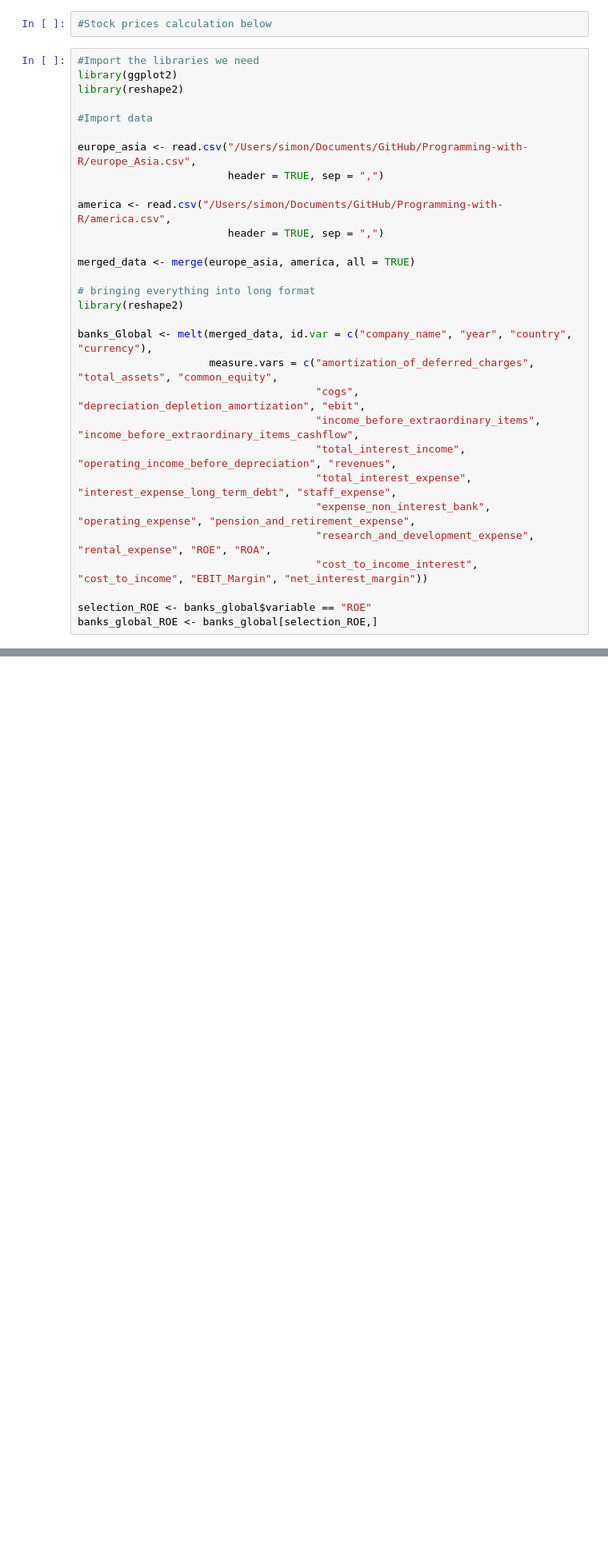
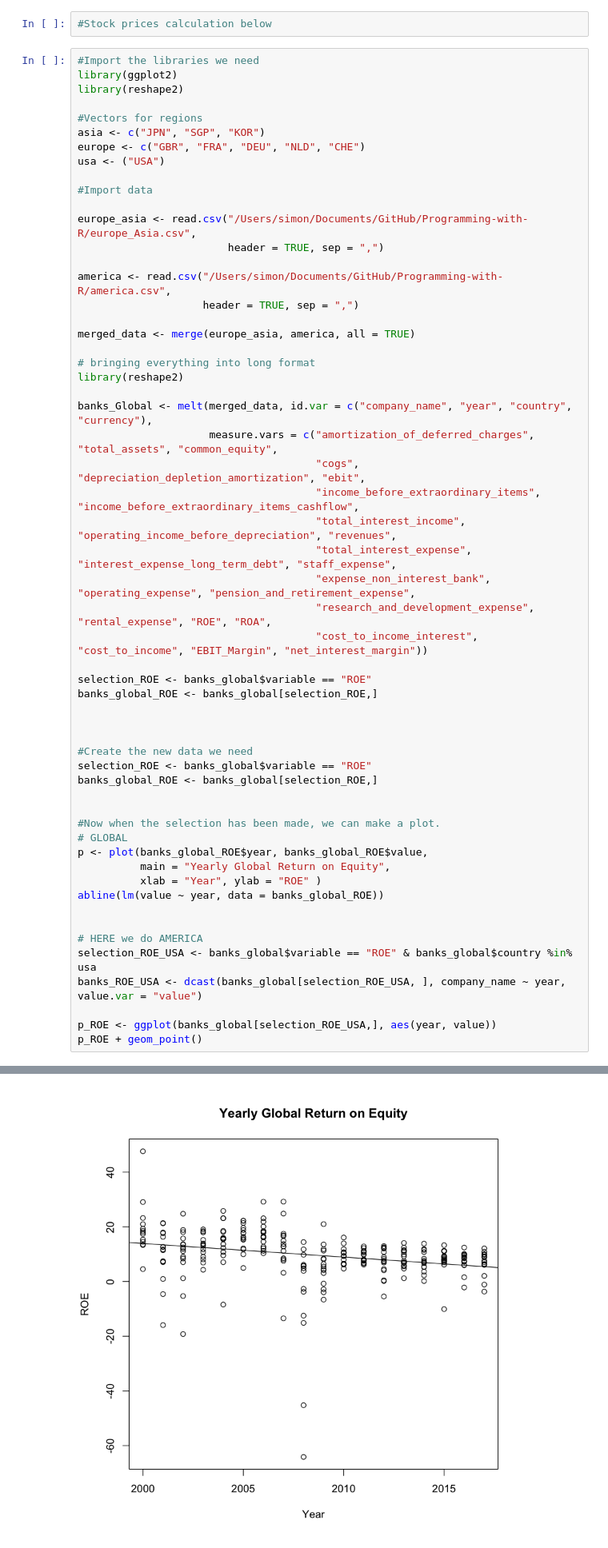
Before and after one commit to Gallster/Programming-with-R, a Jupyter notebook: Code.Programming.R.ipynb, the cells around one changed output, grey strips where cells are left out. Shown at 80% size. Drawn from its saved outputs; the diff is of its cells as text; blank space fills up the shorter version.

```diff
--- a/Code.Programming.R.ipynb
+++ b/Code.Programming.R.ipynb
@@ -4,6 +4,11 @@
 #Import the libraries we need
 library(ggplot2)
 library(reshape2)
+
+#Vectors for regions
+asia <- c("JPN", "SGP", "KOR")
+europe <- c("GBR", "FRA", "DEU", "NLD", "CHE")
+usa <- ("USA")
 
 #Import data
 
@@ -11,7 +16,7 @@ europe_asia <- read.csv("/Users/simon/Documents/GitHub/Programming-with-R/europe
                         header = TRUE, sep = ",")
 
 america <- read.csv("/Users/simon/Documents/GitHub/Programming-with-R/america.csv",
-                        header = TRUE, sep = ",")
+                    header = TRUE, sep = ",")
 
 merged_data <- merge(europe_asia, america, all = TRUE)
 
@@ -30,3 +35,26 @@ banks_Global <- melt(merged_data, id.var = c("company_name", "year", "country",
 
 selection_ROE <- banks_global$variable == "ROE"
 banks_global_ROE <- banks_global[selection_ROE,]
+
+
+
+#Create the new data we need
+selection_ROE <- banks_global$variable == "ROE"
+banks_global_ROE <- banks_global[selection_ROE,]
+
+
+#Now when the selection has been made, we can make a plot.
+# GLOBAL
+p <- plot(banks_global_ROE$year, banks_global_ROE$value,
+          main = "Yearly Global Return on Equity",
+          xlab = "Year", ylab = "ROE" )
+abline(lm(value ~ year, data = banks_global_ROE))
+
+
+# HERE we do AMERICA
+selection_ROE_USA <- banks_global$variable == "ROE" & banks_global$country %in% usa
+banks_ROE_USA <- dcast(banks_global[selection_ROE_USA, ], company_name ~ year, value.var = "value")
+
+p_ROE <- ggplot(banks_global[selection_ROE_USA,], aes(year, value))
+p_ROE + geom_point()
+# %% [output]
@@ -32,0 +62 @@ banks_global_ROE <- banks_global[selection_ROE,]
+[figure, added]
```
Also changed, not shown: parts of 6 cells of this notebook.
